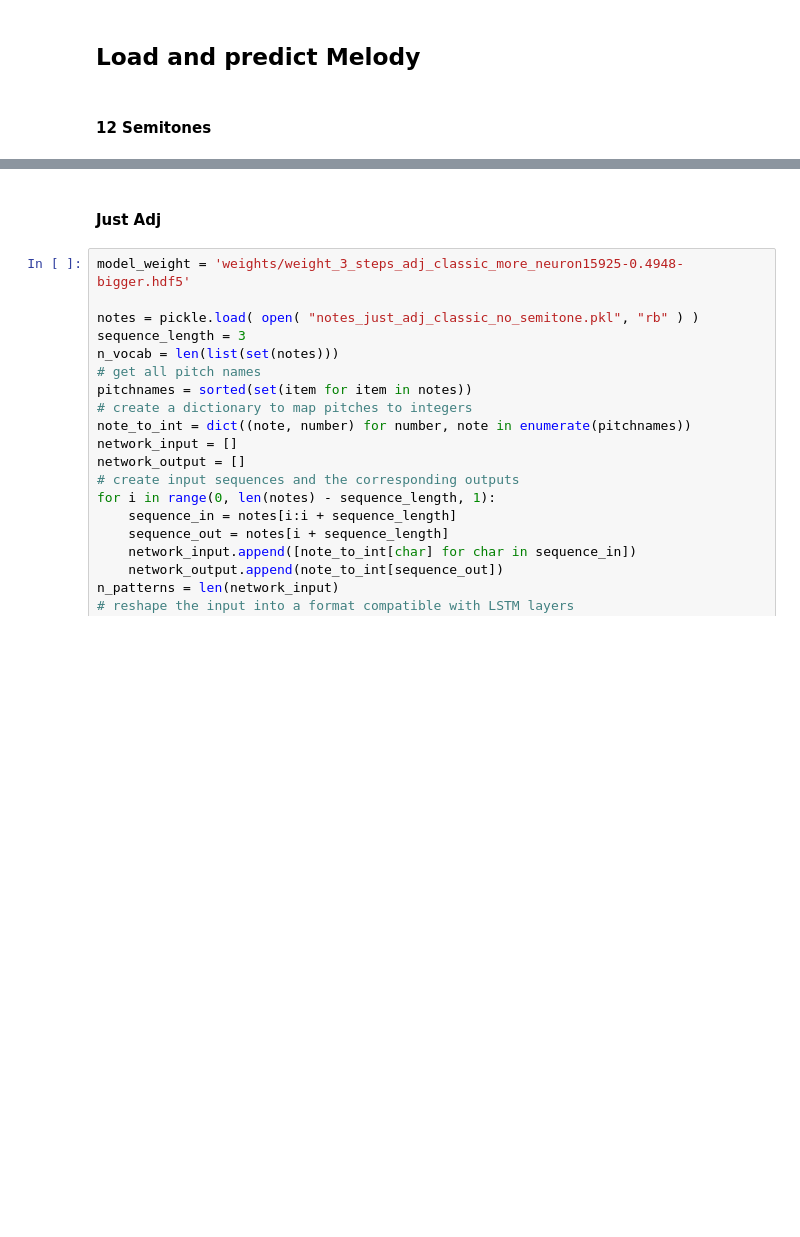
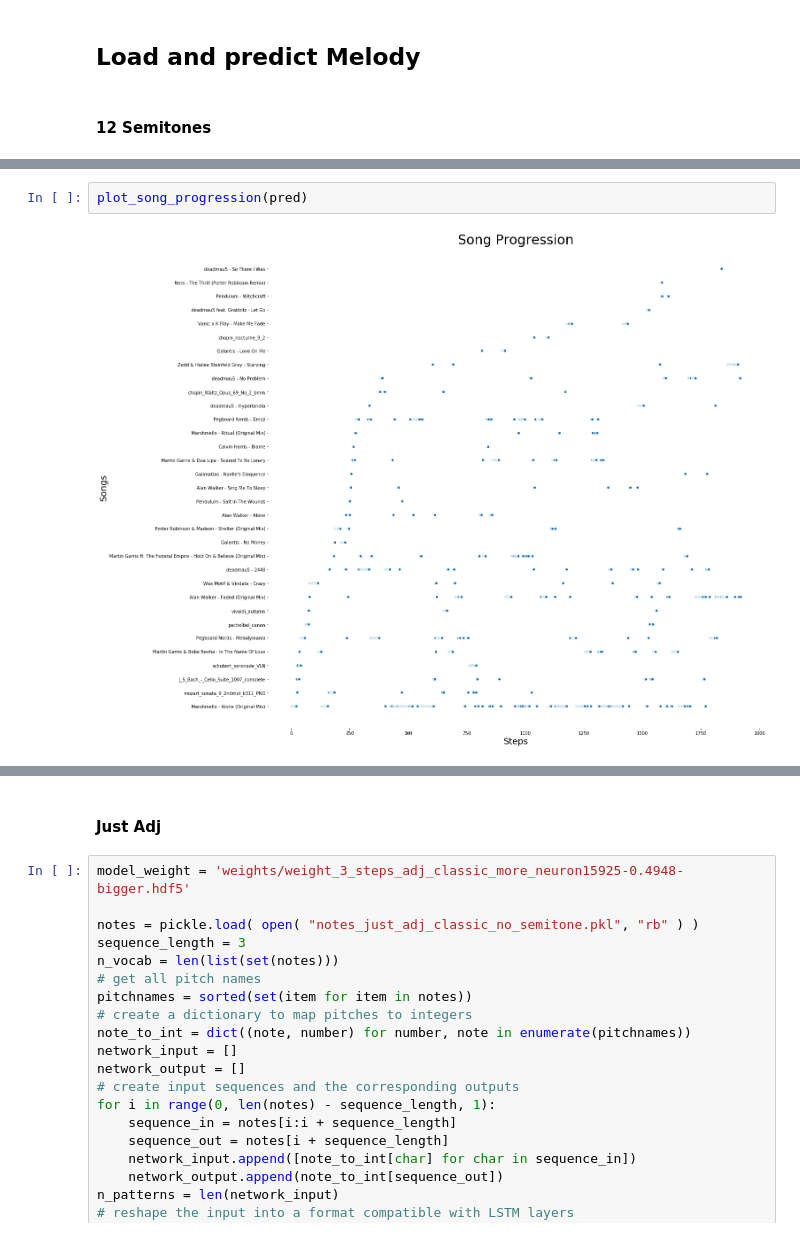
Before and after one commit to silvernine209/edm_generator, a Jupyter notebook: edm_generator_mac_newest.ipynb, the cells around one changed output, grey strips where cells are left out. Drawn from its saved outputs; the diff is of its cells as text; blank space fills up the shorter version.

```diff
--- a/edm_generator_mac_newest.ipynb
+++ b/edm_generator_mac_newest.ipynb
@@ -1237,0 +1349,4 @@ Music file midi/melody_output.mid loaded!
+# %%
+plot_song_progression(pred)
+# %% [output]
+[figure, added]
```
Also changed, not shown: parts of 18 cells of this notebook.
